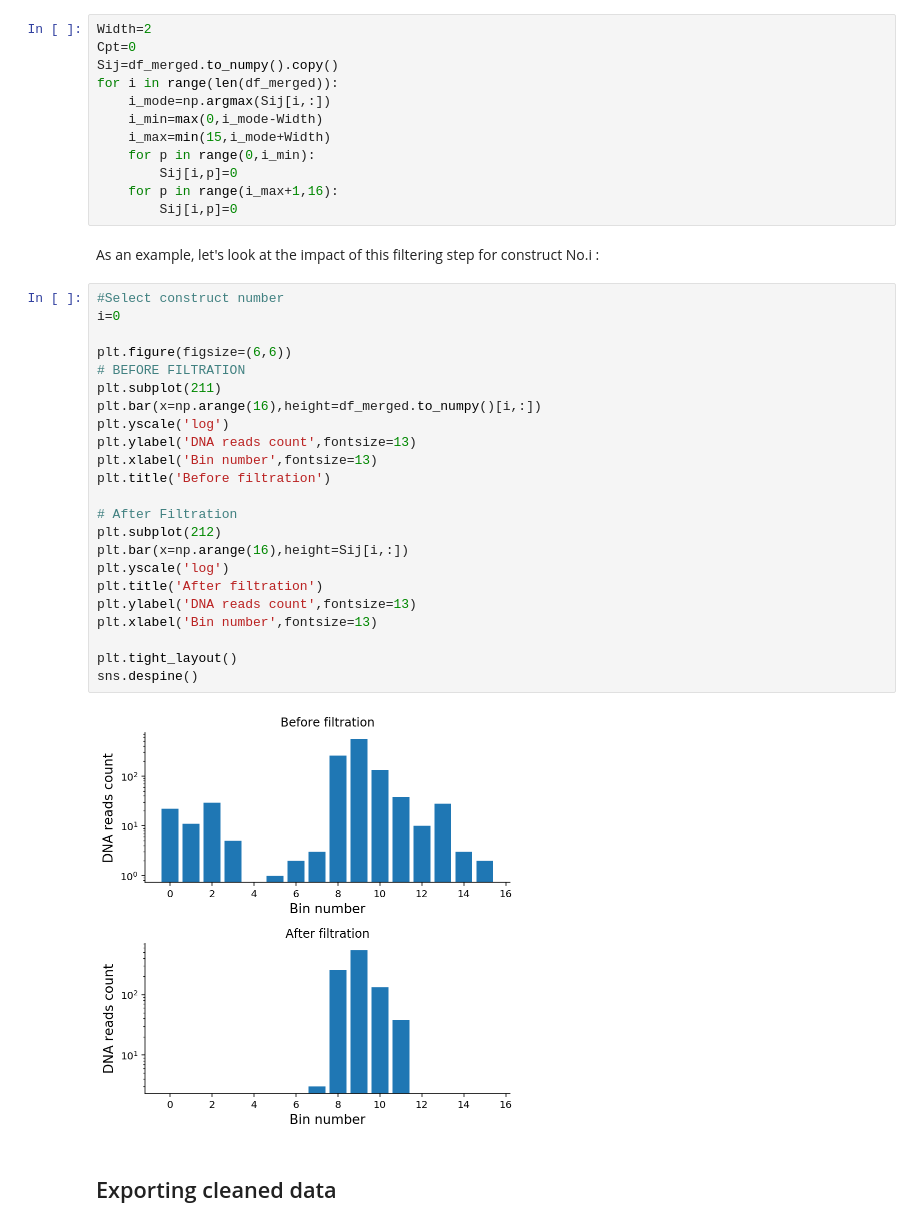
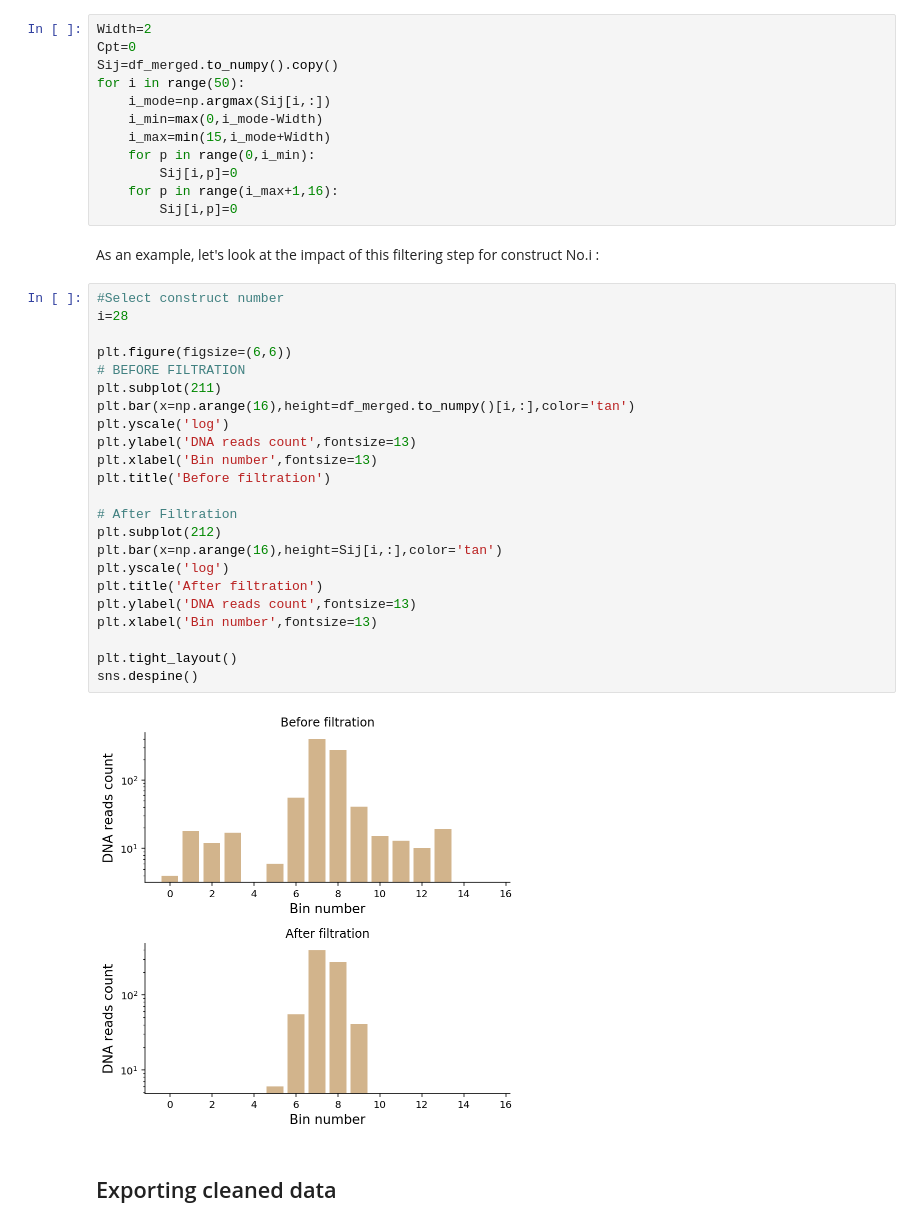
Before and after one commit to PeaHay/MPRA, a Jupyter notebook: Inference_RealDataset/Merging_repetitions_Cambray.ipynb, the cells around one changed output. Cells and saved outputs as stored; diff of their text form.

```diff
--- a/Merging_repetitions_Cambray.ipynb
+++ b/Inference_RealDataset/Merging_repetitions_Cambray.ipynb
@@ -62,7 +62,7 @@ Here we filter the data using the same approach as in Cambray et al, 2018:
 Width=2
 Cpt=0
 Sij=df_merged.to_numpy().copy()
-for i in range(len(df_merged)):
+for i in range(50):
     i_mode=np.argmax(Sij[i,:])
     i_min=max(0,i_mode-Width)
     i_max=min(15,i_mode+Width)
@@ -74,29 +74,29 @@ for i in range(len(df_merged)):
 As an example, let's look at the impact of this filtering step for construct No.i :
 # %%
 #Select construct number
-i=0
+i=28
 
 plt.figure(figsize=(6,6))
 # BEFORE FILTRATION
 plt.subplot(211)
-plt.bar(x=np.arange(16),height=df_merged.to_numpy()[i,:])
+plt.bar(x=np.arange(16),height=df_merged.to_numpy()[i,:],color='tan')
 plt.yscale('log')
 plt.ylabel('DNA reads count',fontsize=13)
 plt.xlabel('Bin number',fontsize=13)
 plt.title('Before filtration')
 
 # After Filtration
 plt.subplot(212)
-plt.bar(x=np.arange(16),height=Sij[i,:])
+plt.bar(x=np.arange(16),height=Sij[i,:],color='tan')
 plt.yscale('log')
 plt.title('After filtration')
 plt.ylabel('DNA reads count',fontsize=13)
 plt.xlabel('Bin number',fontsize=13)
 
 plt.tight_layout()
 sns.despine()
 # %% [output]
-[figure, old version]
+[figure, new version]
 # %% [markdown]
 ## Exporting cleaned data
 # %% [markdown]
```
Also changed, not shown: parts of 1 cell of this notebook, 3 other files.
